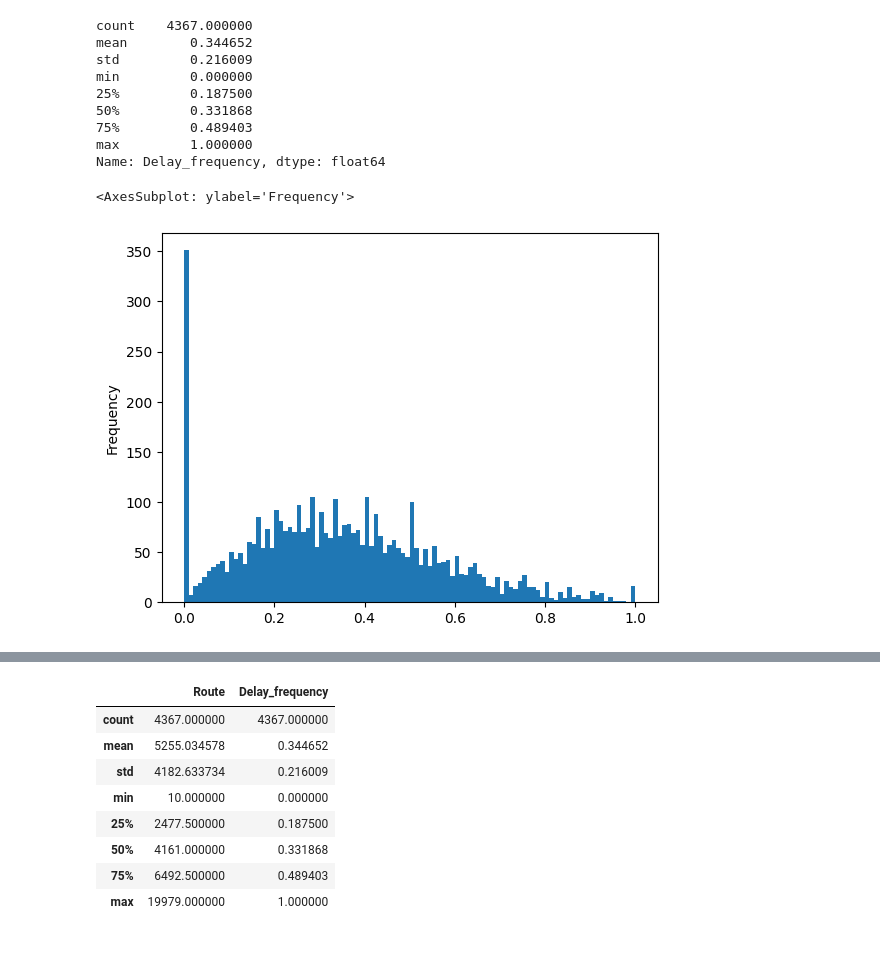
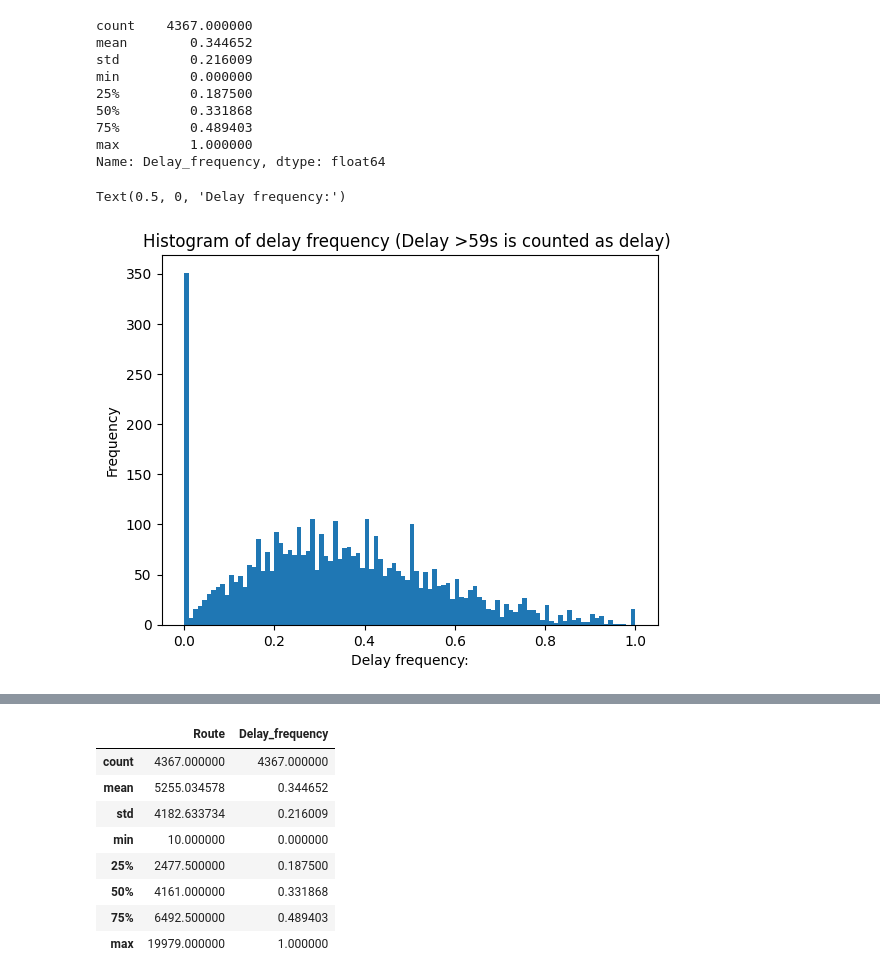
Before and after one commit to Seoyangsam/ACRM, a Jupyter notebook: src/Q10.ipynb, the cells around one changed output, grey strips where cells are left out. Saved outputs shown, nothing was run; the diff lists cells and outputs as text; code cells hidden in the pictures; blank space fills up the shorter version.

```diff
--- a/src/Q10.ipynb
+++ b/src/Q10.ipynb
@@ -267,10 +272,12 @@ min         0.000000
 75%         0.489403
 max         1.000000
 Name: Delay_frequency, dtype: float64
-# %%
-average_percentage_of_delays_df["Delay_frequency"].plot.hist(bins = 100)
-# %% [output]
-<AxesSubplot: ylabel='Frequency'>
-[figure, removed]
+# %%
+average_percentage_of_delays_df["Delay_frequency"].plot.hist(bins = 100)
+plt.title("Histogram of delay frequency (Delay >59s is counted as delay) ")
+plt.xlabel("Delay frequency:")
+# %% [output]
+Text(0.5, 0, 'Delay frequency:')
+[figure, added]
 # %%
 average_percentage_of_delays_df["Delay_frequency"].plot.hist(cumulative = True, bins = 100)
```
Also changed, not shown: parts of 5 cells of this notebook, 2 other files.
